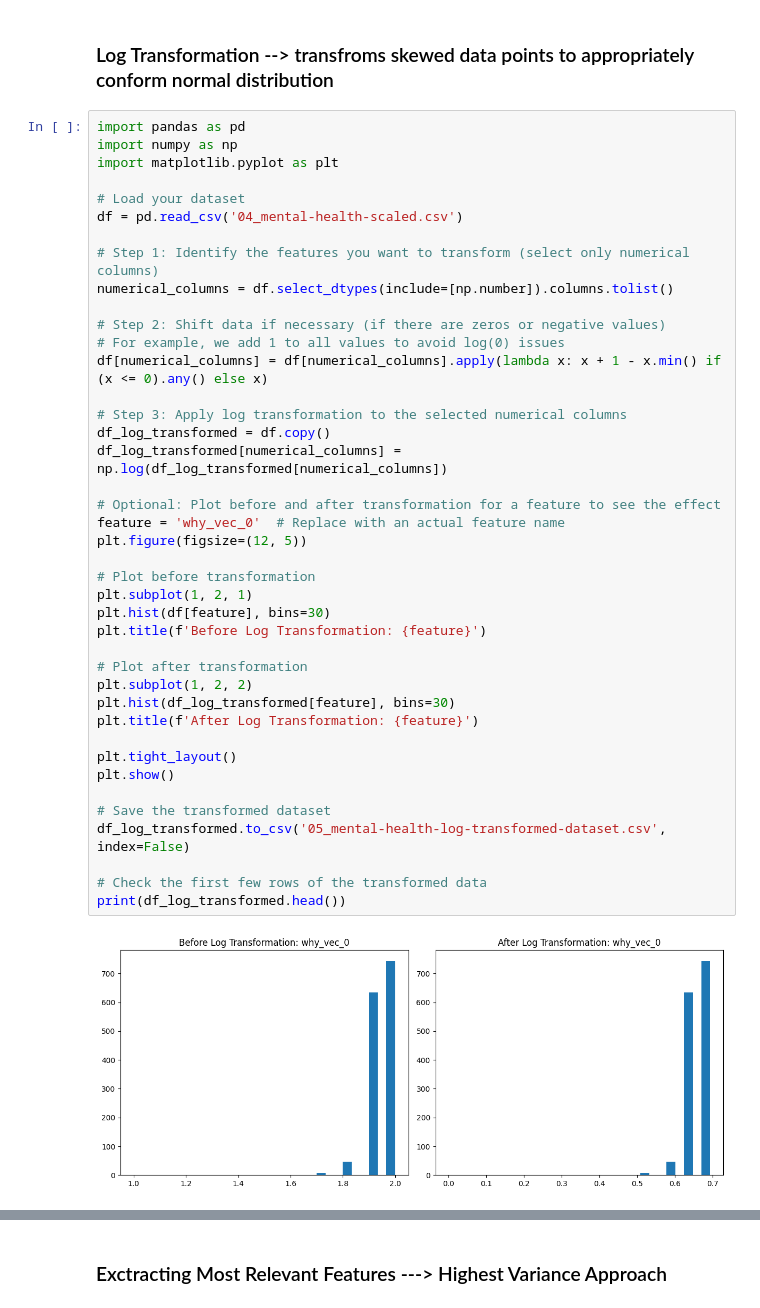
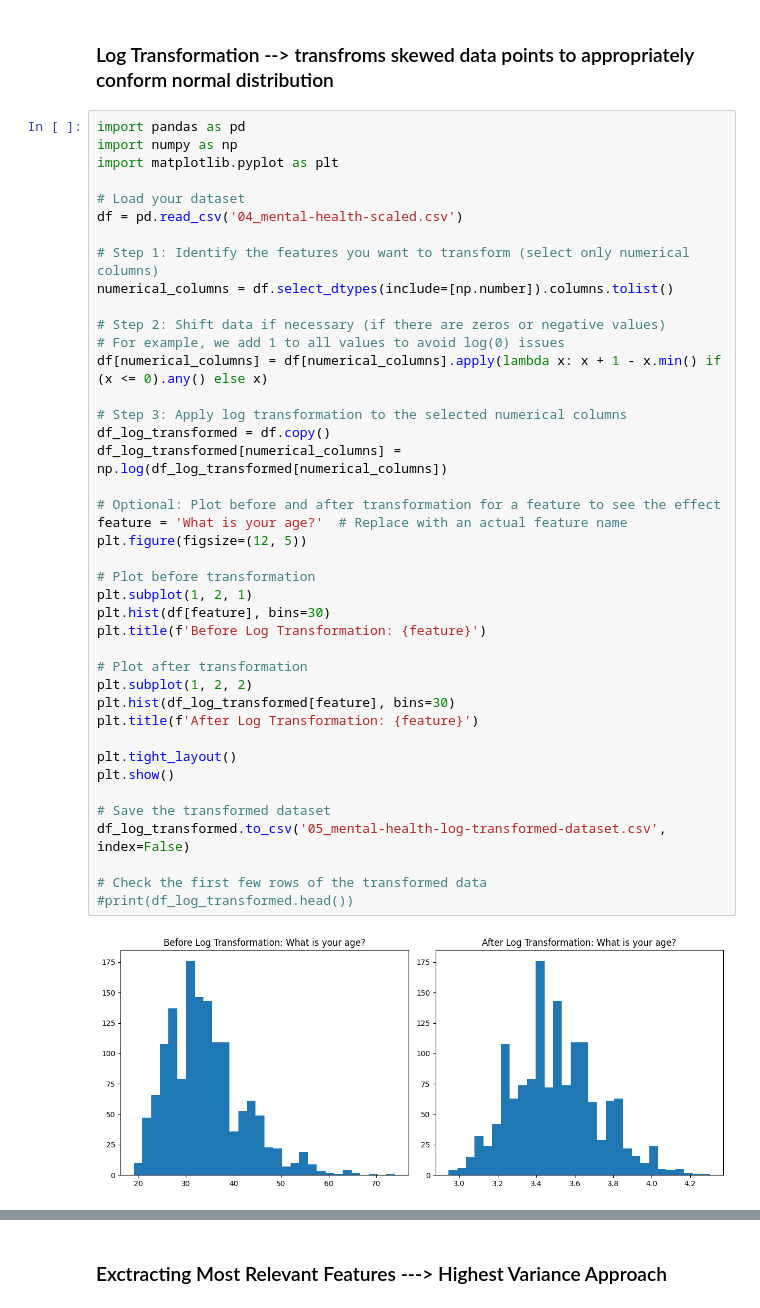
Before and after one commit to denydr/MentalHealth_TechnologyRelatedJobs, a Jupyter notebook: 02_data-scaling_transforming_visualizing.ipynb, the cells around one changed output, grey strips where cells are left out. Cells and saved outputs as stored; diff of their text form.

```diff
--- a/02_data-scaling_transforming_visualizing.ipynb
+++ b/02_data-scaling_transforming_visualizing.ipynb
@@ -157,33 +157,33 @@ numerical_columns = df.select_dtypes(include=[np.number]).columns.tolist()
 
 # Step 2: Shift data if necessary (if there are zeros or negative values)
 # For example, we add 1 to all values to avoid log(0) issues
 df[numerical_columns] = df[numerical_columns].apply(lambda x: x + 1 - x.min() if (x <= 0).any() else x)
 
 # Step 3: Apply log transformation to the selected numerical columns
 df_log_transformed = df.copy()
 df_log_transformed[numerical_columns] = np.log(df_log_transformed[numerical_columns])
 
 # Optional: Plot before and after transformation for a feature to see the effect
-feature = 'why_vec_0'  # Replace with an actual feature name
+feature = 'What is your age?'  # Replace with an actual feature name
 plt.figure(figsize=(12, 5))
 
 # Plot before transformation
 plt.subplot(1, 2, 1)
 plt.hist(df[feature], bins=30)
 plt.title(f'Before Log Transformation: {feature}')
 
 # Plot after transformation
 plt.subplot(1, 2, 2)
 plt.hist(df_log_transformed[feature], bins=30)
 plt.title(f'After Log Transformation: {feature}')
 
 plt.tight_layout()
 plt.show()
 
 # Save the transformed dataset
 df_log_transformed.to_csv('05_mental-health-log-transformed-dataset.csv', index=False)
 
 # Check the first few rows of the transformed data
-print(df_log_transformed.head())
+#print(df_log_transformed.head())
 # %% [output]
-[figure, old version]
+[figure, new version]
```
Also changed, not shown: parts of 3 cells of this notebook, 5 other files.
